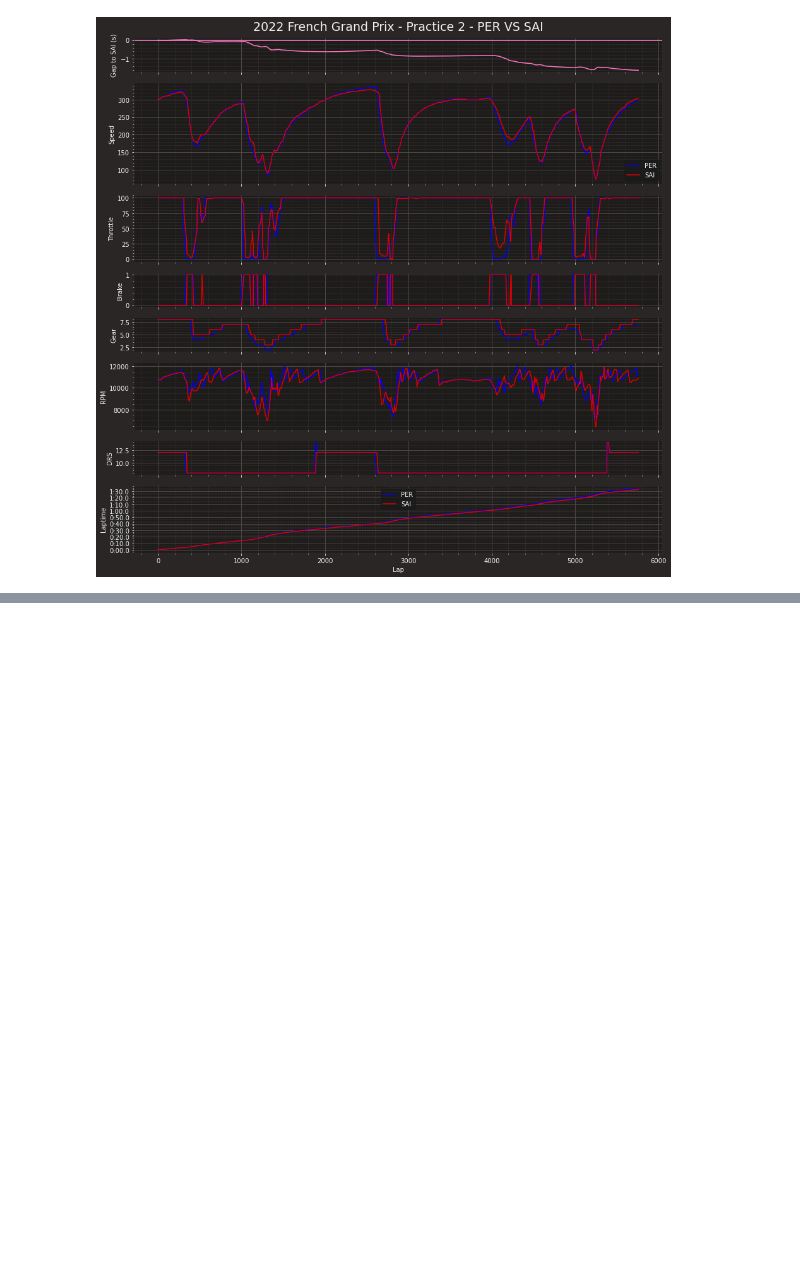
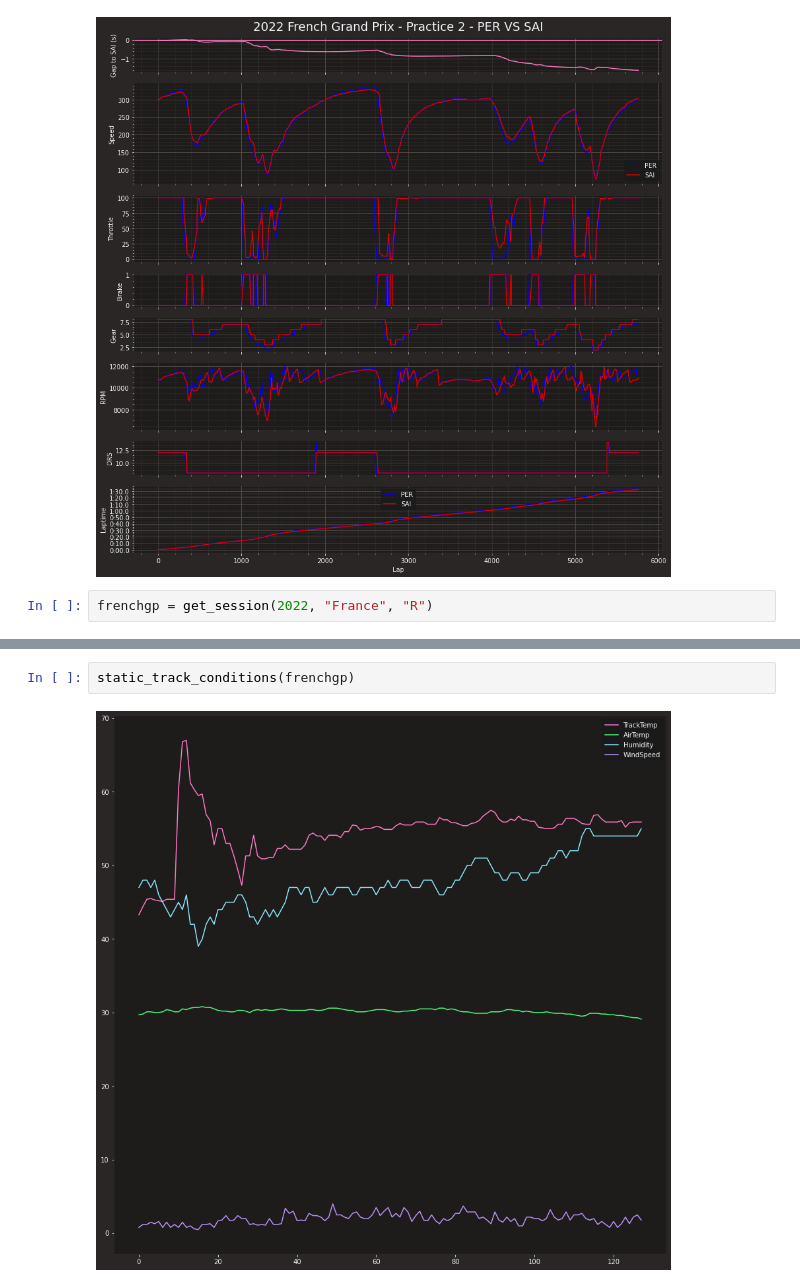
Before and after one commit to CamStevens15/F1_2022_race_analytics, a Jupyter notebook: Code_Analysis/FrenchGP2022.ipynb, the cells around one changed output, grey strips where cells are left out. Saved outputs shown, nothing was run; the diff lists cells and outputs as text; blank space fills up the shorter version.

Commit message:
Add French GP Analysis

```diff
--- a/Code_Analysis/FrenchGP2022.ipynb
+++ b/Code_Analysis/FrenchGP2022.ipynb
@@ -100,3 +100,5 @@ fastest_laptimes(practice2)
 double_driver_lap_comparison("PER","SAI", practice2)
 # %% [output]
 [figure]
+# %%
+frenchgp = get_session(2022, "France", "R")
@@ -102,0 +123,4 @@ double_driver_lap_comparison("PER","SAI", practice2)
+# %%
+static_track_conditions(frenchgp)
+# %% [output]
+[figure, added]
```
Also changed, not shown: parts of 4 cells of this notebook.
